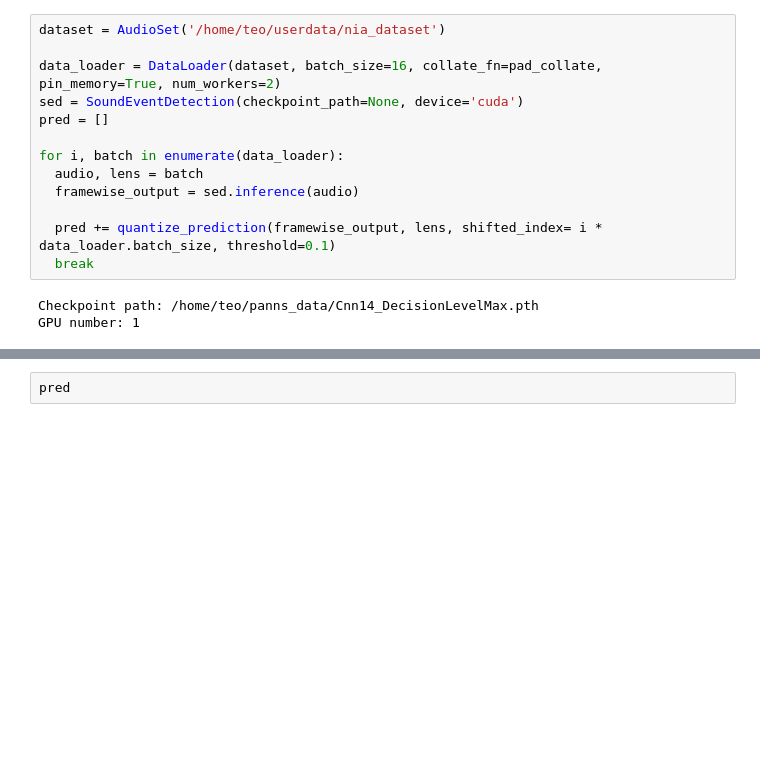
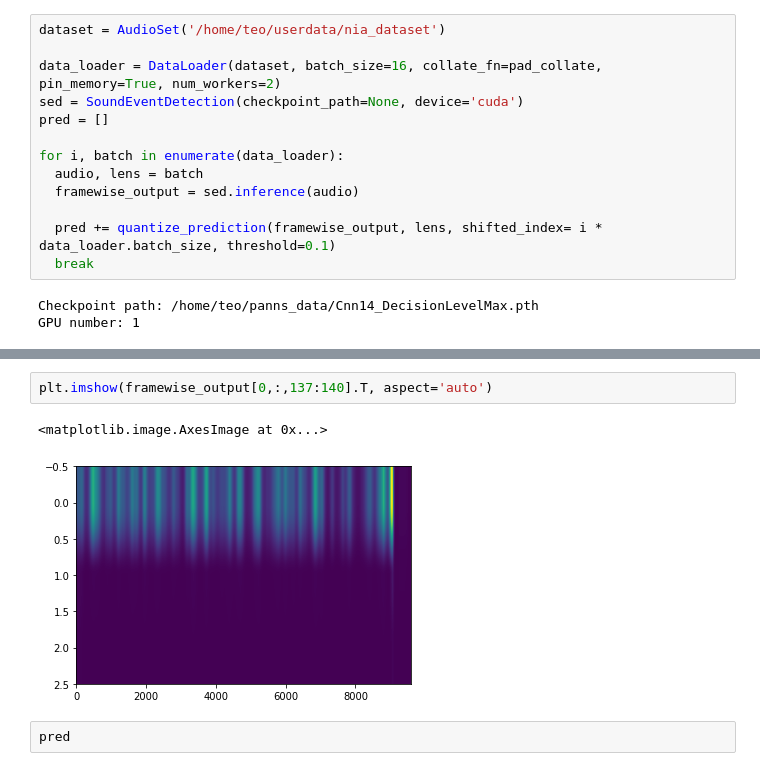
Before and after one commit to daewoung/nia-sound-event, a Jupyter notebook: sed.ipynb, the cells around one changed output, grey strips where cells are left out. Saved outputs shown, nothing was run; the diff lists cells and outputs as text; blank space fills up the shorter version.

```diff
--- a/sed.ipynb
+++ b/sed.ipynb
@@ -244,3 +306,8 @@ GPU number: 1
+# %%
+plt.imshow(framewise_output[0,:,137:140].T, aspect='auto')
+# %% [output]
+<matplotlib.image.AxesImage at 0x...>
+[figure, added]
 # %%
 pred
 # %% [output]
```
Also changed, not shown: parts of 9 cells of this notebook, 5 other files.
